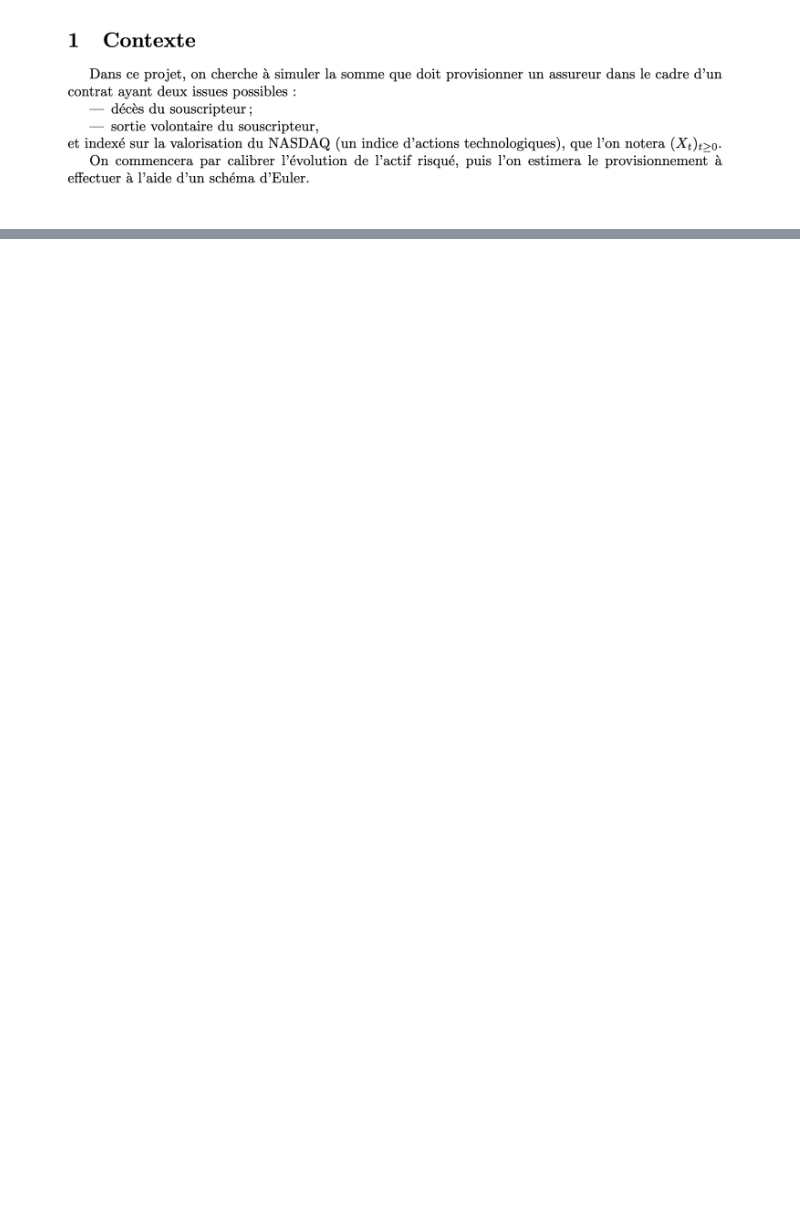
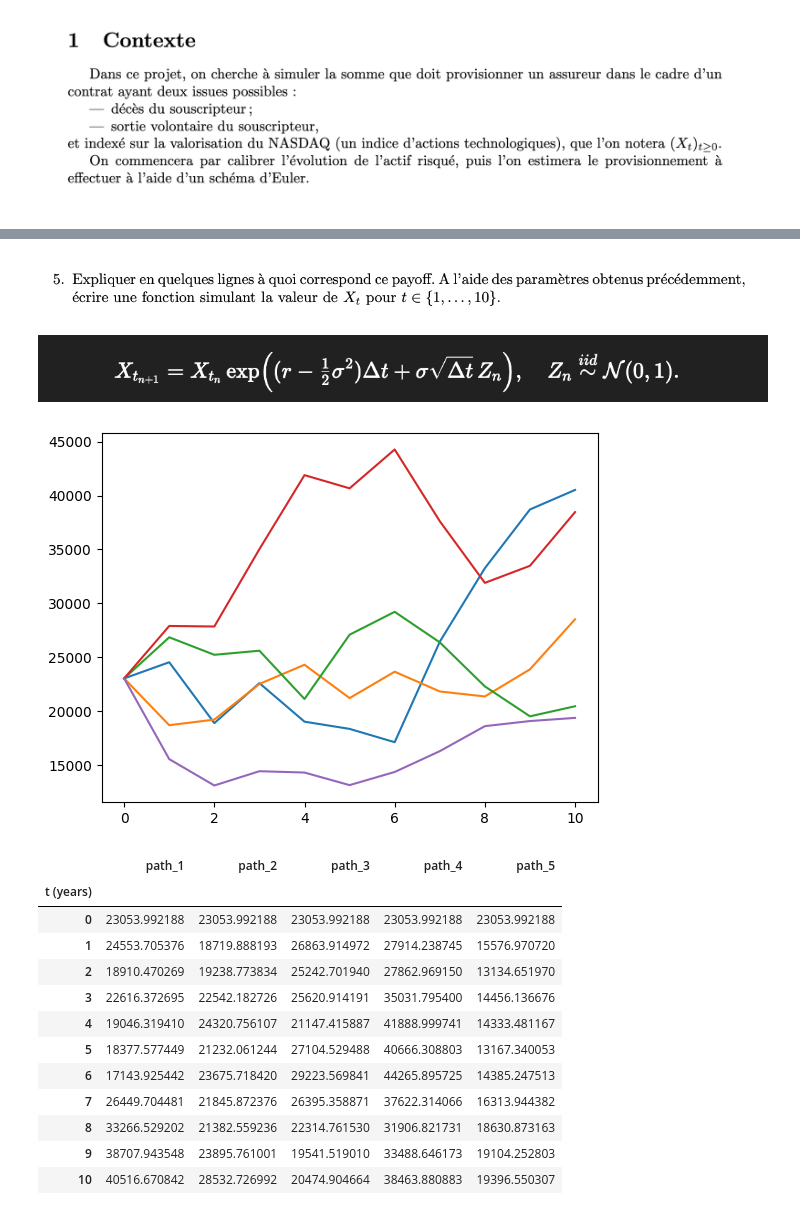
Before and after one commit to khanhtrinh2003/ISFA-Project, a Jupyter notebook: isfa_numerical_technique/hard3/isfa_tn6.ipynb, the cells around one changed output, grey strips where cells are left out. Cells and saved outputs as stored; diff of their text form; code cells hidden in the pictures; blank space fills up the shorter version.

```diff
--- a/isfa_numerical_technique/hard3/isfa_tn6.ipynb
+++ b/isfa_numerical_technique/hard3/isfa_tn6.ipynb
@@ -54,0 +101,43 @@ df_ixic.to_csv("../data/sujet6/ixic.csv")
+# %% [markdown]
+![image.png](attachment:image.png)
+# %% [markdown]
+![image.png](attachment:image.png)
+# %%
+
+import numpy as np
+import pandas as pd
+
+def simulate_X_annual(X0, r, sigma, T=10, n_paths=1, seed=None):
+    rng = np.random.default_rng(seed)
+    X = np.empty((T+1, n_paths), dtype=float)
+    X[0, :] = X0
+    drift = r - 0.5 * sigma**2
+    for t in range(T):
+        Z = rng.standard_normal(size=n_paths)
+        X[t+1, :] = X[t, :] * np.exp(drift + sigma * Z)
+    idx = pd.Index(range(T+1), name="t (years)")
+    cols = [f"path_{i+1}" for i in range(n_paths)]
+    return pd.DataFrame(X, index=idx, columns=cols)
+
+X0 = float(df_ixic["close"].iloc[-1])
+r  = 0.0219
+sigma = np.log(df_ixic["close"]/df_ixic["close"].shift(1)).std()*252**0.5    # từ bước hiệu chỉnh options
+paths = simulate_X_annual(X0, r, sigma, T=10, n_paths=5, seed=42)
+plt.plot(paths.loc[0:1000])
+plt.show()
+paths
+# %% [output]
+[figure, added]
+|  | path_1 | path_2 | path_3 | path_4 | path_5 |
+| t (years) |  |  |  |  |  |
+| 0 | 23053.992188 | 23053.992188 | 23053.992188 | 23053.992188 | 23053.992188 |
+| 1 | 24553.705376 | 18719.888193 | 26863.914972 | 27914.238745 | 15576.970720 |
+| 2 | 18910.470269 | 19238.773834 | 25242.701940 | 27862.969150 | 13134.651970 |
+| 3 | 22616.372695 | 22542.182726 | 25620.914191 | 35031.795400 | 14456.136676 |
+| 4 | 19046.319410 | 24320.756107 | 21147.415887 | 41888.999741 | 14333.481167 |
+| 5 | 18377.577449 | 21232.061244 | 27104.529488 | 40666.308803 | 13167.340053 |
+| 6 | 17143.925442 | 23675.718420 | 29223.569841 | 44265.895725 | 14385.247513 |
+| 7 | 26449.704481 | 21845.872376 | 26395.358871 | 37622.314066 | 16313.944382 |
+| 8 | 33266.529202 | 21382.559236 | 22314.761530 | 31906.821731 | 18630.873163 |
+| 9 | 38707.943548 | 23895.761001 | 19541.519010 | 33488.646173 | 19104.252803 |
+| 10 | 40516.670842 | 28532.726992 | 20474.904664 | 38463.880883 | 19396.550307 |
```
Also changed, not shown: parts of 33 cells of this notebook, 7 other files.
